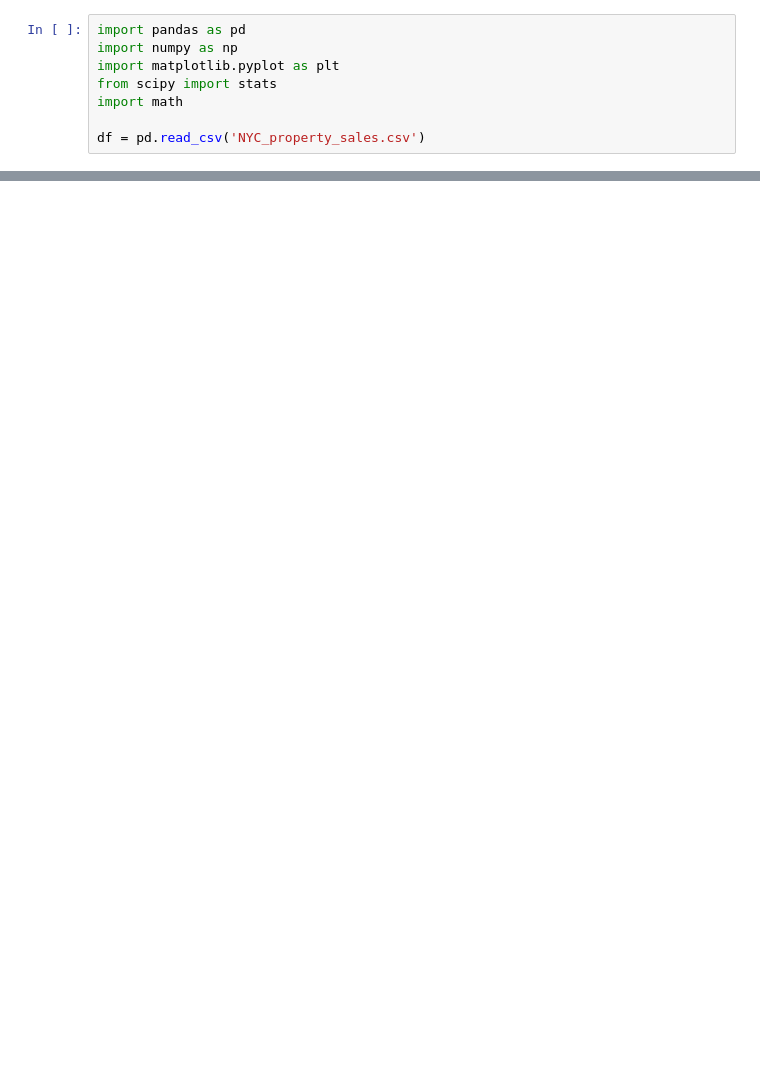
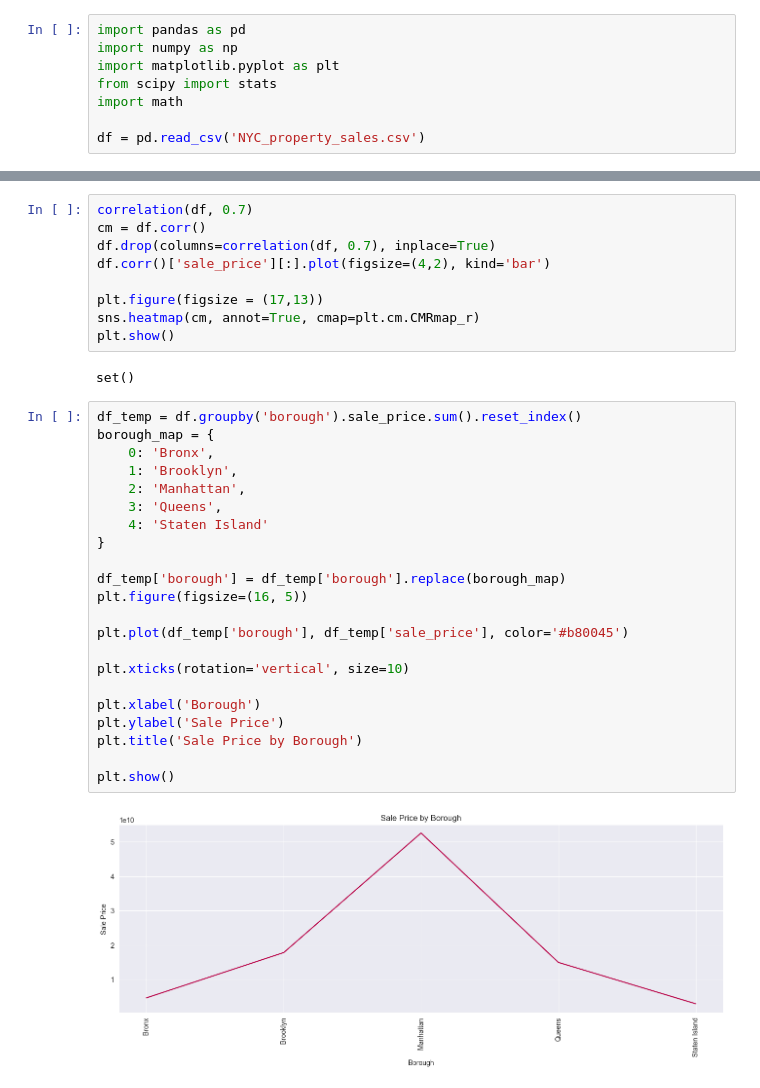
Before and after one commit to markus-bcit/term4, a Jupyter notebook: ACIT-4880-Introduction-to-Data-Analytics/project2/project.ipynb, the cells around one changed output, grey strips where cells are left out. Drawn from its saved outputs; the diff is of its cells as text; blank space fills up the shorter version.

```diff
--- a/ACIT-4880-Introduction-to-Data-Analytics/project2/project.ipynb
+++ b/ACIT-4880-Introduction-to-Data-Analytics/project2/project.ipynb
@@ -136,0 +145,35 @@ def correlation(dataset, threshold):
+# %%
+correlation(df, 0.7)
+cm = df.corr()
+df.drop(columns=correlation(df, 0.7), inplace=True)
+df.corr()['sale_price'][:].plot(figsize=(4,2), kind='bar')
+
+plt.figure(figsize = (17,13))
+sns.heatmap(cm, annot=True, cmap=plt.cm.CMRmap_r)
+plt.show()
+# %% [output]
+set()
+# %%
+df_temp = df.groupby('borough').sale_price.sum().reset_index()
+borough_map = {
+    0: 'Bronx',
+    1: 'Brooklyn',
+    2: 'Manhattan',
+    3: 'Queens',
+    4: 'Staten Island'
+}
+
+df_temp['borough'] = df_temp['borough'].replace(borough_map)
+plt.figure(figsize=(16, 5))
+
+plt.plot(df_temp['borough'], df_temp['sale_price'], color='#b80045')
+
+plt.xticks(rotation='vertical', size=10)
+
+plt.xlabel('Borough')
+plt.ylabel('Sale Price')
+plt.title('Sale Price by Borough')
+
+plt.show()
+# %% [output]
+[figure, added]
```
Also changed, not shown: parts of 5 cells of this notebook, 46 other files.
